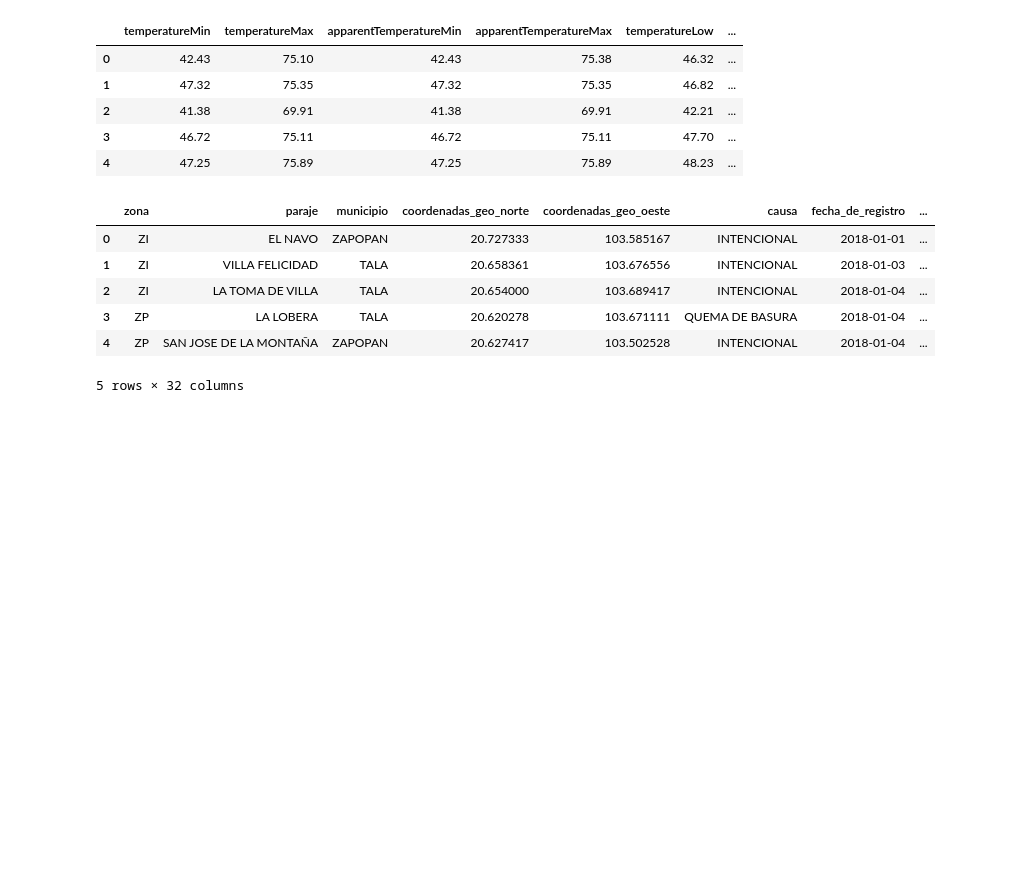
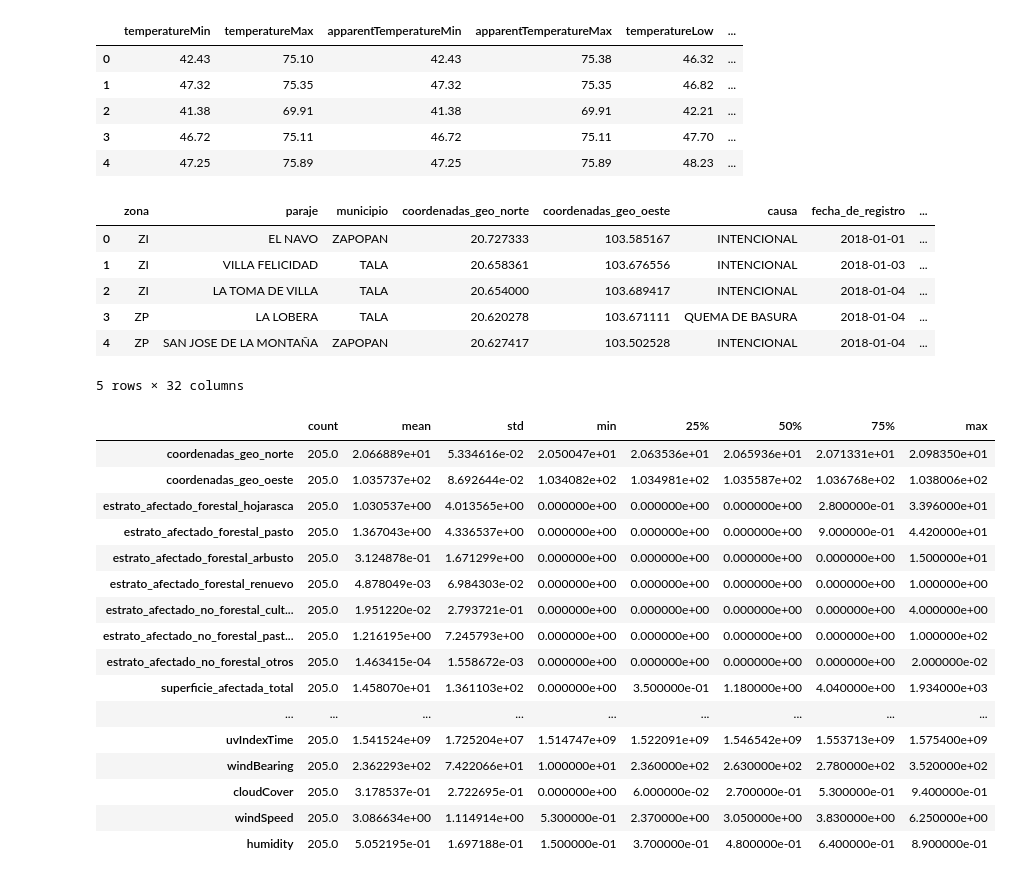
Before and after one commit to ta-data-mex/web-project, a Jupyter notebook: your-code/Web Scraping and API.ipynb, the cells around one changed output. Cells and saved outputs as stored; diff of their text form; code cells hidden in the pictures; blank space fills up the shorter version.

```diff
--- a/your-code/Web Scraping and API.ipynb
+++ b/your-code/Web Scraping and API.ipynb
@@ -383,3 +383,25 @@ forest_fire.head()
 5 rows × 32 columns
 # %%
 forest_fire.to_csv('forest_fire_jalisco_data.csv')
+# %%
+# Obtain some insights
+
+forest_fire.describe().T
+# %% [output]
+|  | count | mean | std | min | 25% | 50% | 75% | max |
+| coordenadas_geo_norte | 205.0 | 2.066889e+01 | 5.334616e-02 | 2.050047e+01 | 2.063536e+01 | 2.065936e+01 | 2.071331e+01 | 2.098350e+01 |
+| coordenadas_geo_oeste | 205.0 | 1.035737e+02 | 8.692644e-02 | 1.034082e+02 | 1.034981e+02 | 1.035587e+02 | 1.036768e+02 | 1.038006e+02 |
+| estrato_afectado_forestal_hojarasca | 205.0 | 1.030537e+00 | 4.013565e+00 | 0.000000e+00 | 0.000000e+00 | 0.000000e+00 | 2.800000e-01 | 3.396000e+01 |
+| estrato_afectado_forestal_pasto | 205.0 | 1.367043e+00 | 4.336537e+00 | 0.000000e+00 | 0.000000e+00 | 0.000000e+00 | 9.000000e-01 | 4.420000e+01 |
+| estrato_afectado_forestal_arbusto | 205.0 | 3.124878e-01 | 1.671299e+00 | 0.000000e+00 | 0.000000e+00 | 0.000000e+00 | 0.000000e+00 | 1.500000e+01 |
+| estrato_afectado_forestal_renuevo | 205.0 | 4.878049e-03 | 6.984303e-02 | 0.000000e+00 | 0.000000e+00 | 0.000000e+00 | 0.000000e+00 | 1.000000e+00 |
+| estrato_afectado_no_forestal_cult... | 205.0 | 1.951220e-02 | 2.793721e-01 | 0.000000e+00 | 0.000000e+00 | 0.000000e+00 | 0.000000e+00 | 4.000000e+00 |
+| estrato_afectado_no_forestal_past... | 205.0 | 1.216195e+00 | 7.245793e+00 | 0.000000e+00 | 0.000000e+00 | 0.000000e+00 | 0.000000e+00 | 1.000000e+02 |
+| estrato_afectado_no_forestal_otros | 205.0 | 1.463415e-04 | 1.558672e-03 | 0.000000e+00 | 0.000000e+00 | 0.000000e+00 | 0.000000e+00 | 2.000000e-02 |
+| superficie_afectada_total | 205.0 | 1.458070e+01 | 1.361103e+02 | 0.000000e+00 | 3.500000e-01 | 1.180000e+00 | 4.040000e+00 | 1.934000e+03 |
+| ... | ... | ... | ... | ... | ... | ... | ... | ... |
+| uvIndexTime | 205.0 | 1.541524e+09 | 1.725204e+07 | 1.514747e+09 | 1.522091e+09 | 1.546542e+09 | 1.553713e+09 | 1.575400e+09 |
+| windBearing | 205.0 | 2.362293e+02 | 7.422066e+01 | 1.000000e+01 | 2.360000e+02 | 2.630000e+02 | 2.780000e+02 | 3.520000e+02 |
+| cloudCover | 205.0 | 3.178537e-01 | 2.722695e-01 | 0.000000e+00 | 6.000000e-02 | 2.700000e-01 | 5.300000e-01 | 9.400000e-01 |
+| windSpeed | 205.0 | 3.086634e+00 | 1.114914e+00 | 5.300000e-01 | 2.370000e+00 | 3.050000e+00 | 3.830000e+00 | 6.250000e+00 |
+| humidity | 205.0 | 5.052195e-01 | 1.697188e-01 | 1.500000e-01 | 3.700000e-01 | 4.800000e-01 | 6.400000e-01 | 8.900000e-01 |
```
Also changed, not shown: 1 other file.
